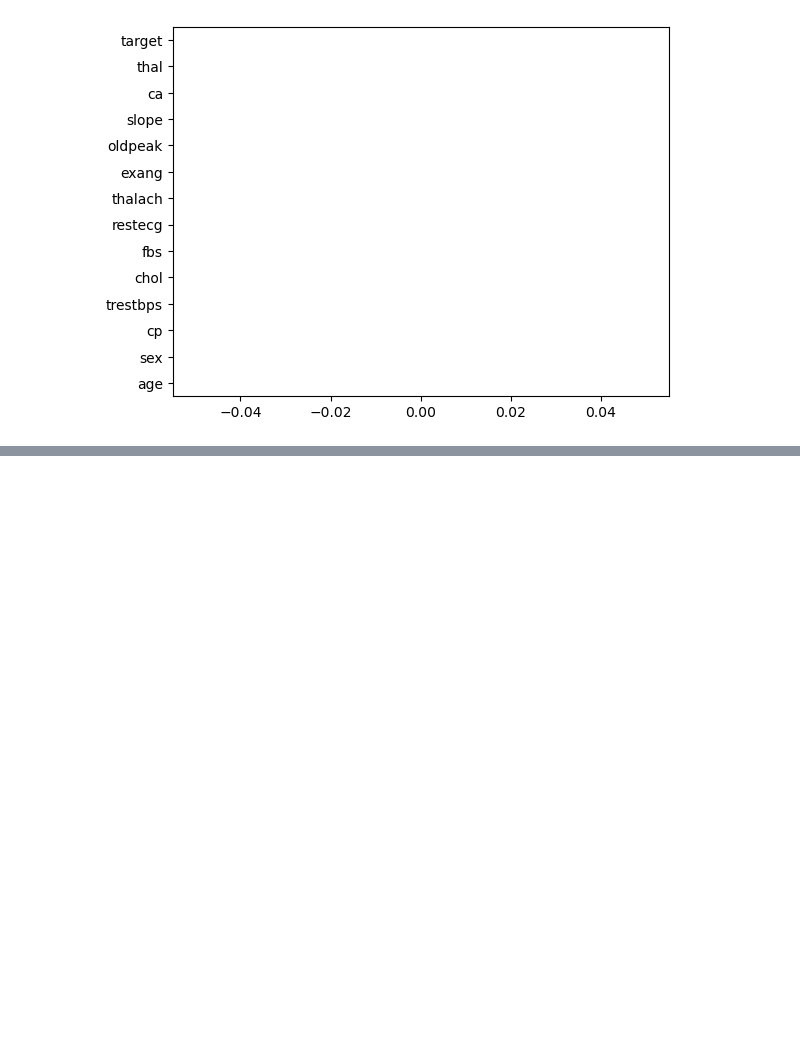
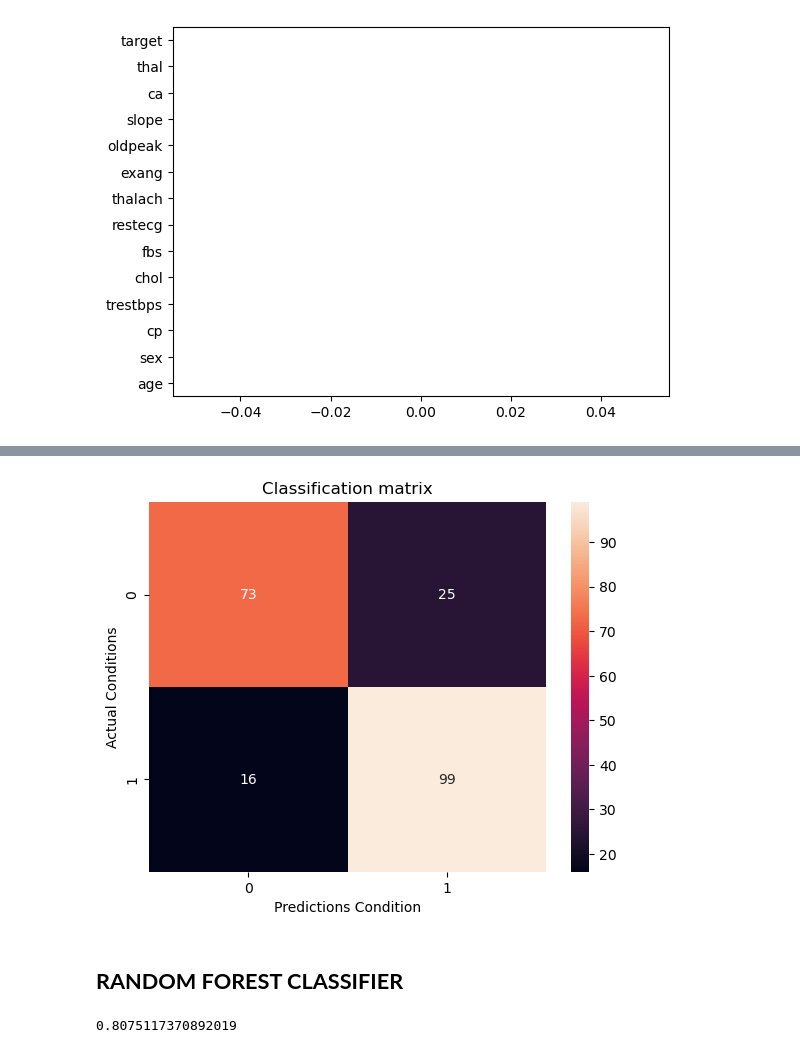
Before and after one commit to Saimehtre18/Heart_Disease_Prediction_Model, a Jupyter notebook: Model.ipynb, the cells around one changed output, grey strips where cells are left out. Drawn from its saved outputs; the diff is of its cells as text; code cells hidden in the pictures; blank space fills up the shorter version.

Commit message:
Done LogisticRegression and RandomForestClassifier

```diff
--- a/Model.ipynb
+++ b/Model.ipynb
@@ -138,0 +151,37 @@ plt.show()
+# %%
+X= df.drop(columns='target')
+
+y=df['target']
+
+from sklearn.model_selection import train_test_split
+
+X_train,X_test,y_train,y_test = train_test_split(X,y,train_size=0.3,random_state=7)
+
+from sklearn.preprocessing import MinMaxScaler
+
+scaler = MinMaxScaler()
+
+X_train=scaler.fit_transform(X_train)
+
+X_test = scaler.transform(X_test)
+
+from imblearn.over_sampling import SMOTE
+sm = SMOTE(random_state=42)
+X_train, y_train = sm.fit_resample(X_train, y_train)
+# %%
+from sklearn.linear_model import LogisticRegression
+
+LR=LogisticRegression()
+
+LR.fit(X_train, y_train)
+
+from sklearn.metrics import accuracy_score, classification_report
+
+y_pred=LR.predict(X_test)
+
+accuracy_LR = accuracy_score(y_test, y_pred)
+print(f"Accuracy Score: {accuracy_LR}")
+
+
+report = classification_report(y_test, y_pred)
+print(f"Classification Report:\n{report}")
@@ -138,0 +199,25 @@ plt.show()
+# %%
+from sklearn.metrics import confusion_matrix
+
+sns.heatmap(confusion_matrix(y_test, y_pred),annot=True)
+plt.title("Classification matrix")
+plt.xlabel("Predictions Condition")
+plt.ylabel("Actual Conditions")
+plt.show()
+# %% [output]
+[figure, added]
+# %% [markdown]
+## **RANDOM FOREST CLASSIFIER**
+# %%
+from sklearn.ensemble import RandomForestClassifier
+
+RF=RandomForestClassifier()
+
+RF.fit(X_train, y_train)
+
+y_predict_RF=RF.predict(X_test)
+
+accuracy_score_RF=accuracy_score(y_test,y_predict_RF)
+accuracy_score_RF
+# %% [output]
+0.8075117370892019
```
Also changed, not shown: parts of 6 cells of this notebook.
